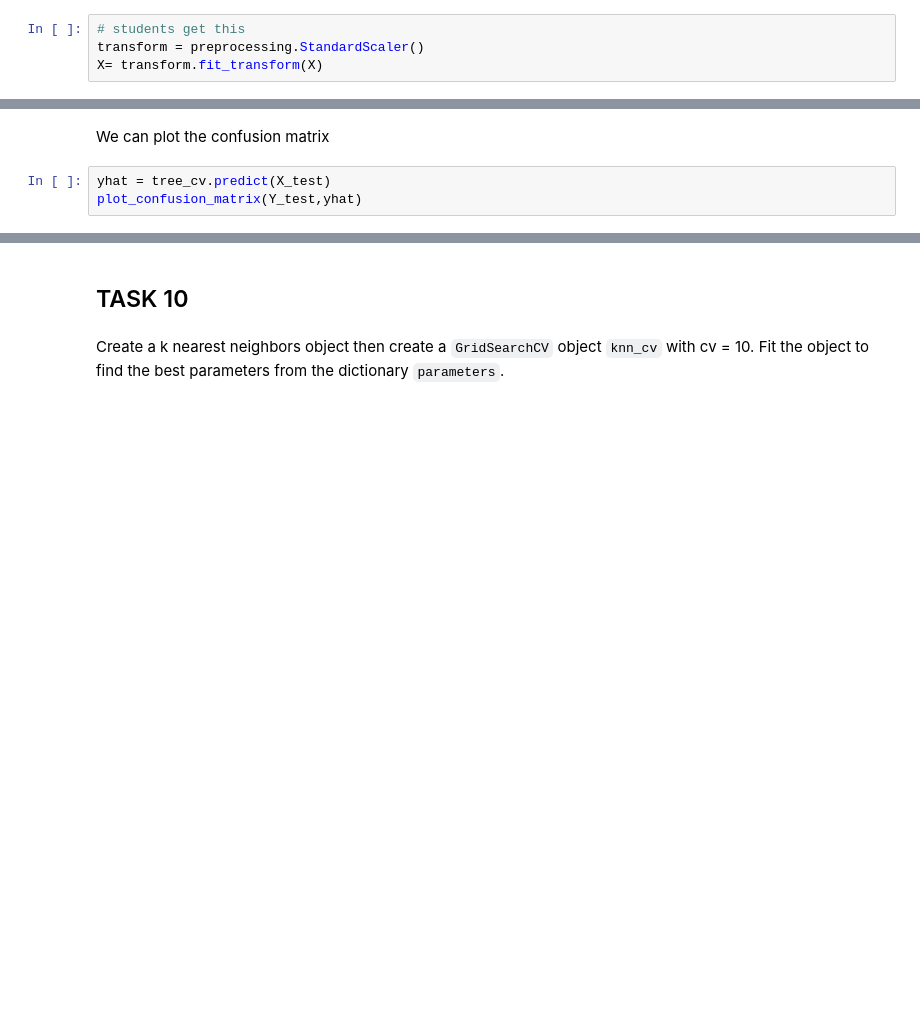
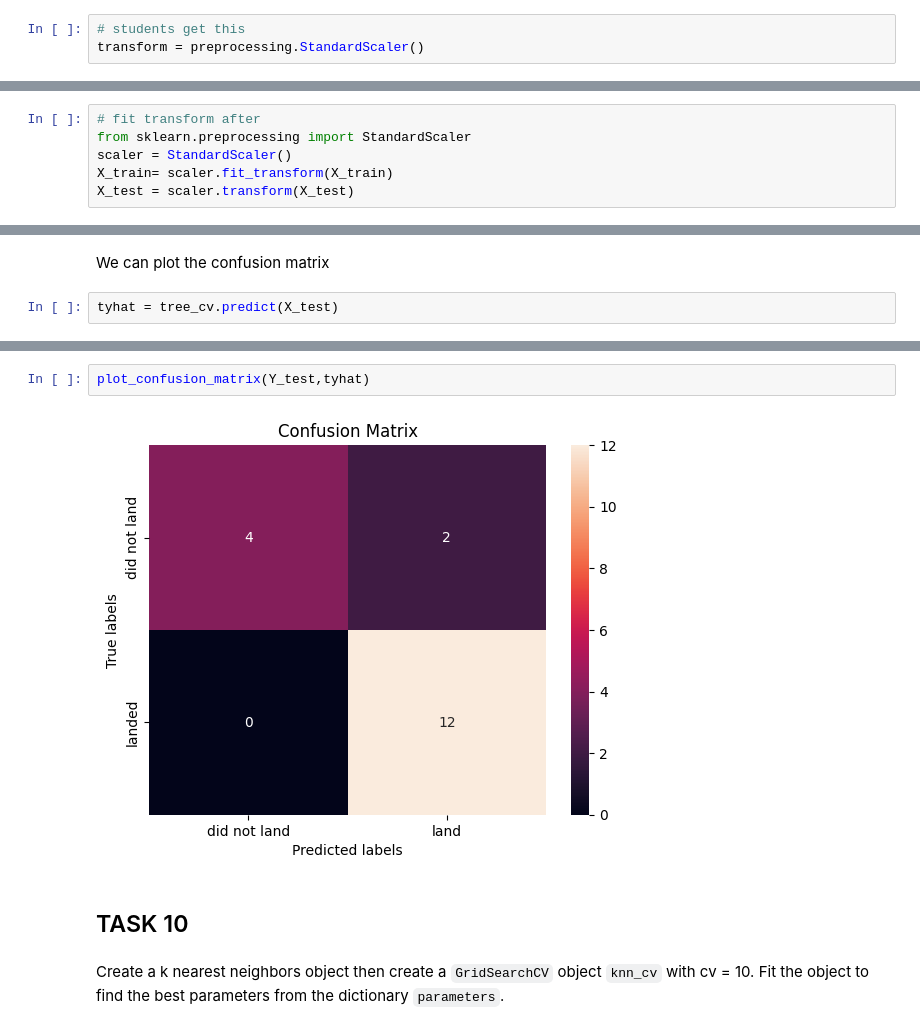
Before and after one commit to Kmohamedalie/IBM-Applied-Data-Science-Capstone, a Jupyter notebook: Notebooks/7. SpaceX_Machine_Learning_Prediction_Part_5.jupyterlite.ipynb, the cells around one changed output, grey strips where cells are left out. Cells and saved outputs as stored; diff of their text form; blank space fills up the shorter version.

```diff
--- a/Notebooks/7. SpaceX_Machine_Learning_Prediction_Part_5.jupyterlite.ipynb
+++ b/Notebooks/7. SpaceX_Machine_Learning_Prediction_Part_5.jupyterlite.ipynb
@@ -146,7 +148,6 @@ Standardize the data in <code>X</code> then reassign it to the variable  <code>X
 # %%
 # students get this
 transform = preprocessing.StandardScaler()
-X= transform.fit_transform(X)
 # %% [markdown]
 We split the data into training and testing data using the  function  <code>train_test_split</code>.   The training data is divided into validation data, a second set used for training  data; then the models are trained and hyperparameters are selected using the function <code>GridSearchCV</code>.
 # %% [markdown]
@@ -157,6 +158,12 @@ Use the function train_test_split to split the data X and Y into training and te
 <code>X_train, X_test, Y_train, Y_test</code>
 # %%
 X_train, X_test, Y_train, Y_test = train_test_split(X,Y,test_size=0.2,random_state=2)
+# %%
+# fit transform after
+from sklearn.preprocessing import StandardScaler
+scaler = StandardScaler()
+X_train= scaler.fit_transform(X_train)
+X_test = scaler.transform(X_test)
 # %% [markdown]
 we can see we only have 18 test samples.
 # %%
@@ -293,5 +326,4 @@ tree_cv.score(X_test,Y_test)
 # %% [markdown]
 We can plot the confusion matrix
 # %%
-yhat = tree_cv.predict(X_test)
-plot_confusion_matrix(Y_test,yhat)
+tyhat = tree_cv.predict(X_test)
@@ -300,3 +342,7 @@ plot_confusion_matrix(Y_test,yhat)
+# %%
+plot_confusion_matrix(Y_test,tyhat)
+# %% [output]
+[figure, added]
 # %% [markdown]
 ## TASK  10
 # %% [markdown]
```
Also changed, not shown: parts of 14 cells of this notebook.
